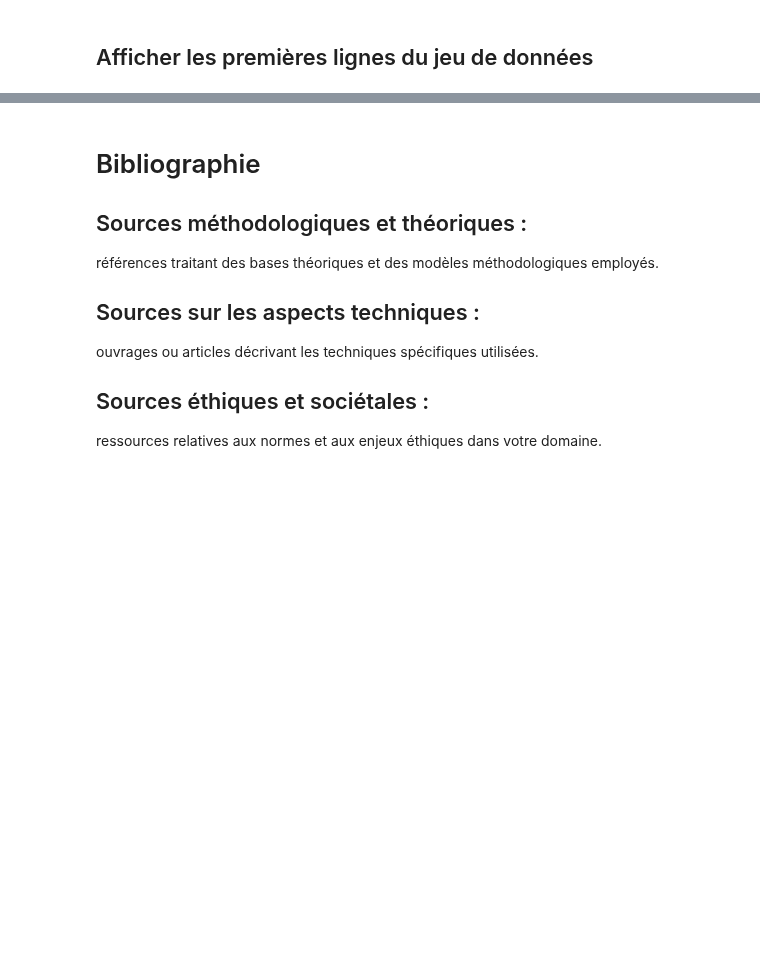
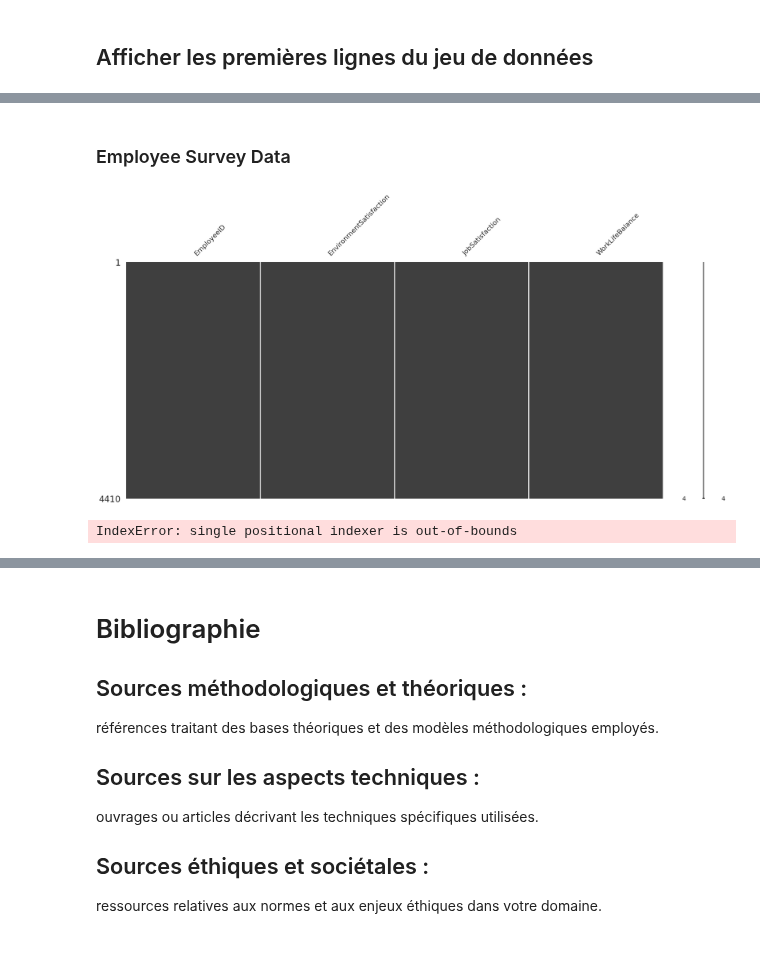
Before and after one commit to Francky46/AttritionPrediction, a Jupyter notebook: AttritionPrediction.ipynb, the cells around one changed output, grey strips where cells are left out. Saved outputs shown, nothing was run; the diff lists cells and outputs as text; code cells hidden in the pictures; blank space fills up the shorter version.

Commit message:
Adding all files into the analysis

```diff
--- a/AttritionPrediction.ipynb
+++ b/AttritionPrediction.ipynb
@@ -26,7 +30,27 @@ warnings.filterwarnings("ignore", category=FutureWarning)
 # Path to the dataset
 src_path = "src"
 general_data_file_path = os.path.join(src_path, "general_data.csv")
+employee_survey_data_file_path = os.path.join(src_path, "employee_survey_data.csv")
+manager_survey_data_file_path = os.path.join(src_path, "manager_survey_data.csv")
+in_out_time_file_path = os.path.join(src_path, "in_out_time.zip")
+
+# Unzip the dataset from in_out_time.zip
+with zipfile.ZipFile(in_out_time_file_path, 'r') as zip_ref:
+    zip_ref.extractall(src_path)
+
 # Load the dataset
+general_data = pd.read_csv(general_data_file_path)
+employee_survey_data = pd.read_csv(employee_survey_data_file_path)
+manager_survey_data = pd.read_csv(manager_survey_data_file_path)
+in_time_data = pd.read_csv(os.path.join(src_path, "in_time.csv"))
+out_time_data = pd.read_csv(os.path.join(src_path, "out_time.csv"))
 
-general_data = pd.read_csv(general_data_file_path)
+# set into a dictionary
+data = {
+    'general_data': general_data,
+    'employee_survey_data': employee_survey_data,
+    'manager_survey_data': manager_survey_data,
+    'in_time_data': in_time_data,
+    'out_time_data': out_time_data
+}
 # %% [markdown]
@@ -81,0 +247,21 @@ general_data.head()
+# %% [markdown]
+### Employee Survey Data
+# %%
+# Visualisation des données manquantes
+msno.matrix(employee_survey_data)
+plt.show()
+
+# Imputer les valeurs manquantes
+# Pour les variables numériques, on remplace les valeurs manquantes par la médiane
+numerical_columns = employee_survey_data.select_dtypes(include=np.number).columns
+employee_survey_data[numerical_columns] = employee_survey_data[numerical_columns].fillna(employee_survey_data[numerical_columns].median())
+
+# Pour les variables catégorielles, on remplace les valeurs manquantes par le mode imputation
+categorical_columns = employee_survey_data.select_dtypes(include='object').columns
+employee_survey_data[categorical_columns] = employee_survey_data[categorical_columns].fillna(employee_survey_data[categorical_columns].mode().iloc[0])
+
+# Vérification que toutes les valeurs manquantes ont été traitées
+employee_survey_data.isnull().sum()
+# %% [output]
+[figure, added]
+IndexError: single positional indexer is out-of-bounds
```
Also changed, not shown: parts of 22 cells of this notebook.
